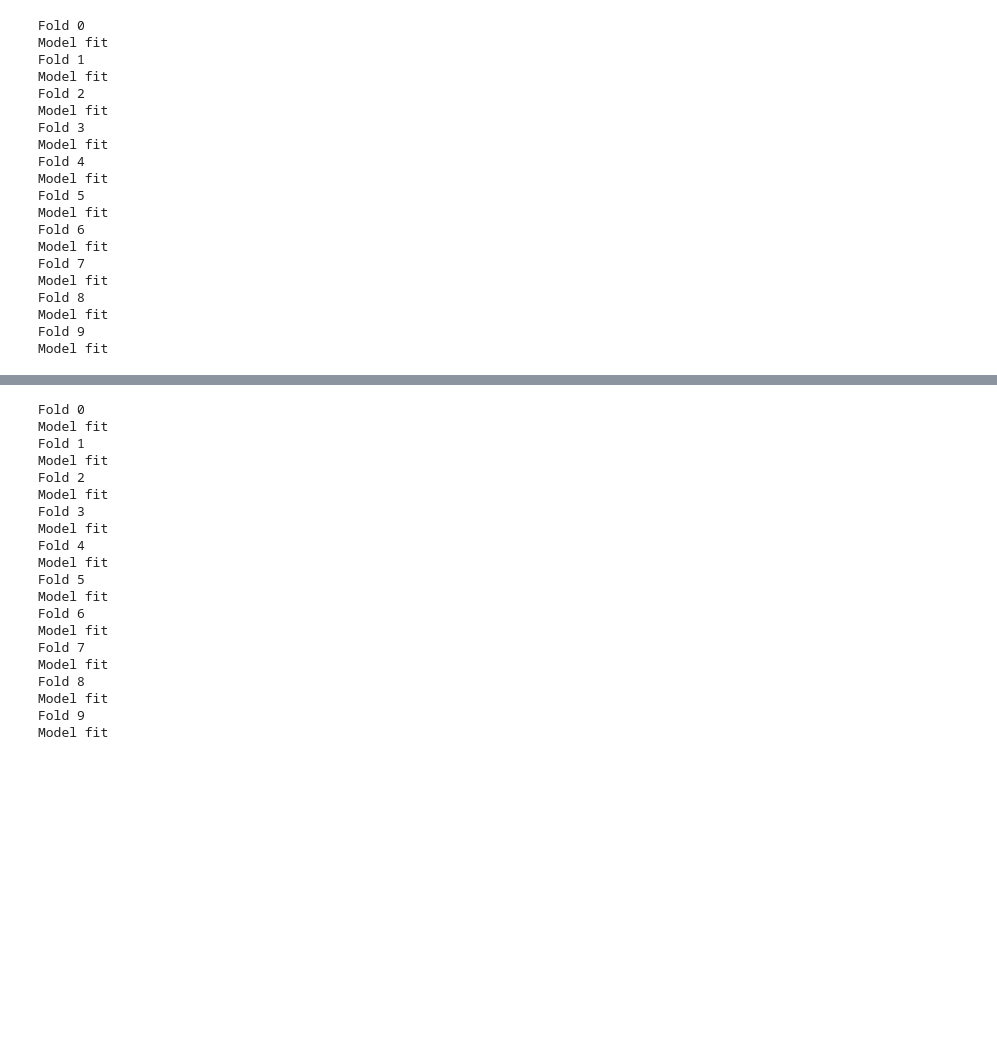
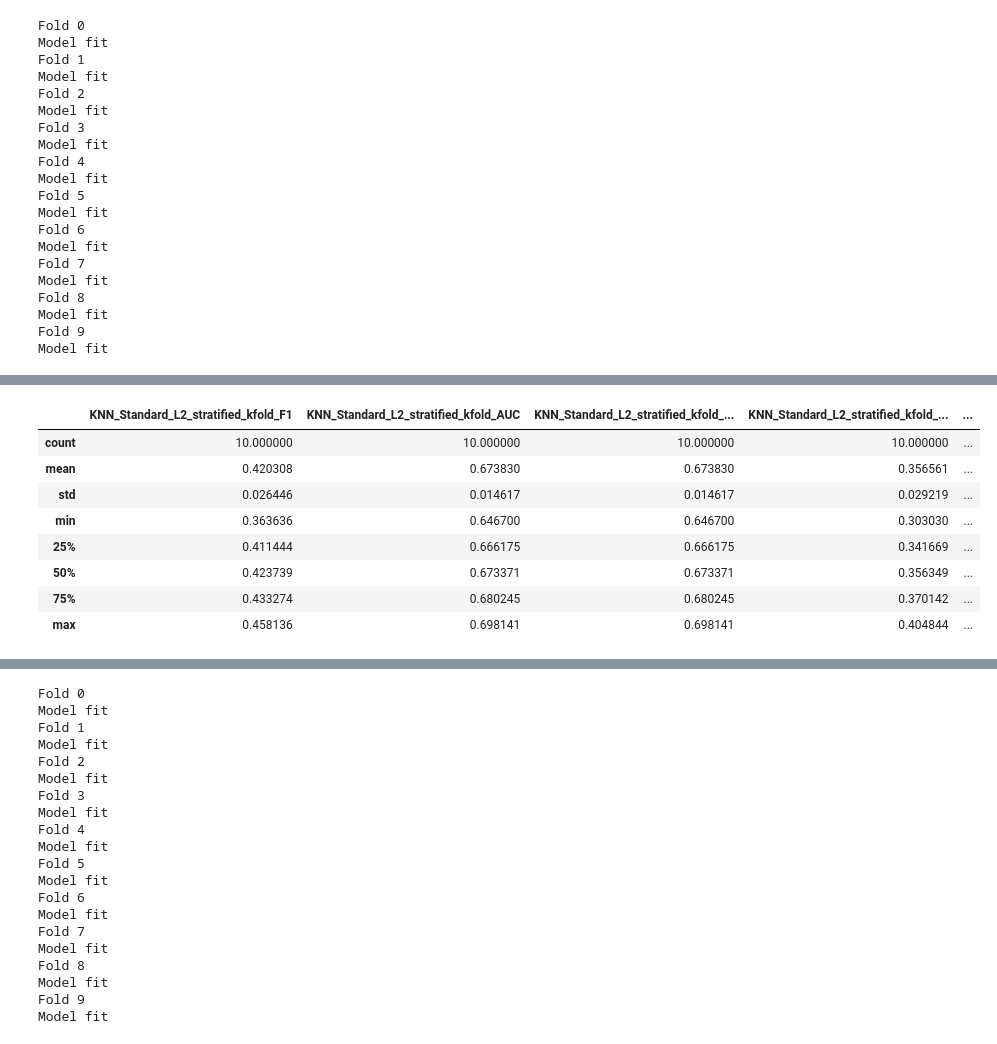
Before and after one commit to Dianna22/ML, a Jupyter notebook: SocialMediaBUZZ/models.ipynb, the cells around one changed output, grey strips where cells are left out. Saved outputs shown, nothing was run; the diff lists cells and outputs as text; code cells hidden in the pictures; blank space fills up the shorter version.

```diff
--- a/SocialMediaBUZZ/models.ipynb
+++ b/SocialMediaBUZZ/models.ipynb
@@ -2481,3 +2514,15 @@ Model fit
+# %%
+knn_results_scaled.describe()
+# %% [output]
+|  | KNN_Standard_L2_stratified_kfold_F1 | KNN_Standard_L2_stratified_kfold_AUC | KNN_Standard_L2_stratified_kfold_... | KNN_Standard_L2_stratified_kfold_... | ... |
+| count | 10.000000 | 10.000000 | 10.000000 | 10.000000 | ... |
+| mean | 0.420308 | 0.673830 | 0.673830 | 0.356561 | ... |
+| std | 0.026446 | 0.014617 | 0.014617 | 0.029219 | ... |
+| min | 0.363636 | 0.646700 | 0.646700 | 0.303030 | ... |
+| 25% | 0.411444 | 0.666175 | 0.666175 | 0.341669 | ... |
+| 50% | 0.423739 | 0.673371 | 0.673371 | 0.356349 | ... |
+| 75% | 0.433274 | 0.680245 | 0.680245 | 0.370142 | ... |
+| max | 0.458136 | 0.698141 | 0.698141 | 0.404844 | ... |
 # %%
 knn_results_scaled.describe().iloc[1]
 # %% [output]
```
Also changed, not shown: parts of 36 cells of this notebook.
